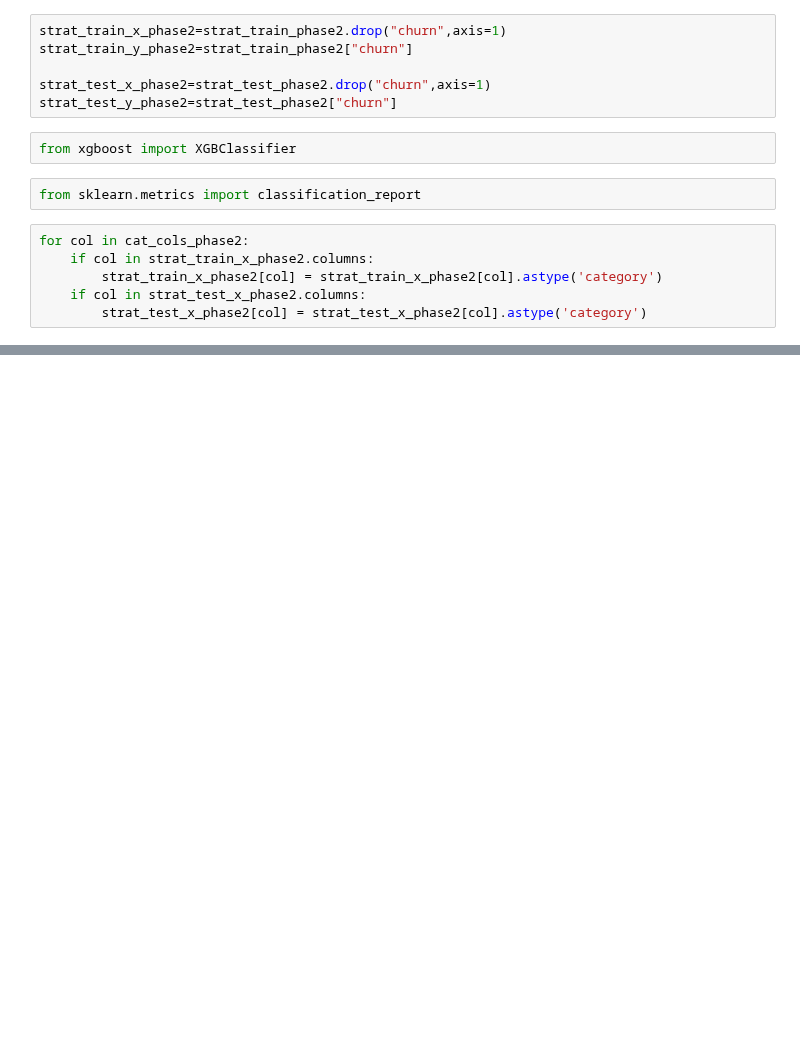
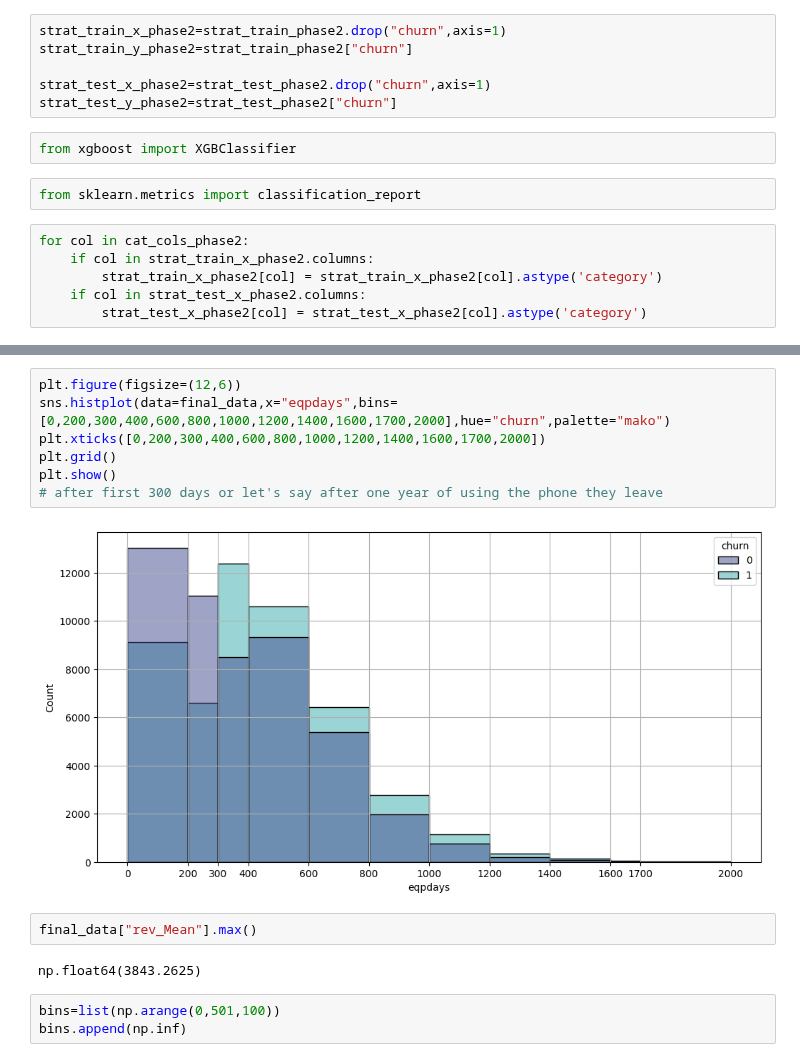
Before and after one commit to SalemElbermawy/gci_final_project, a Jupyter notebook: gci_final_advanced.ipynb, the cells around one changed output, grey strips where cells are left out. Cells and saved outputs as stored; diff of their text form; blank space fills up the shorter version.

```diff
--- a/gci_final_advanced.ipynb
+++ b/gci_final_advanced.ipynb
@@ -423,0 +575,16 @@ df_importance_feature=pd.DataFrame
+# %%
+plt.figure(figsize=(12,6))
+sns.histplot(data=final_data,x="eqpdays",bins=[0,200,300,400,600,800,1000,1200,1400,1600,1700,2000],hue="churn",palette="mako")
+plt.xticks([0,200,300,400,600,800,1000,1200,1400,1600,1700,2000])
+plt.grid()
+plt.show()
+# after first 300 days or let's say after one year of using the phone they leave
+# %% [output]
+[figure, added]
+# %%
+final_data["rev_Mean"].max()
+# %% [output]
+np.float64(3843.2625)
+# %%
+bins=list(np.arange(0,501,100))
+bins.append(np.inf)
```
Also changed, not shown: parts of 39 cells of this notebook.
